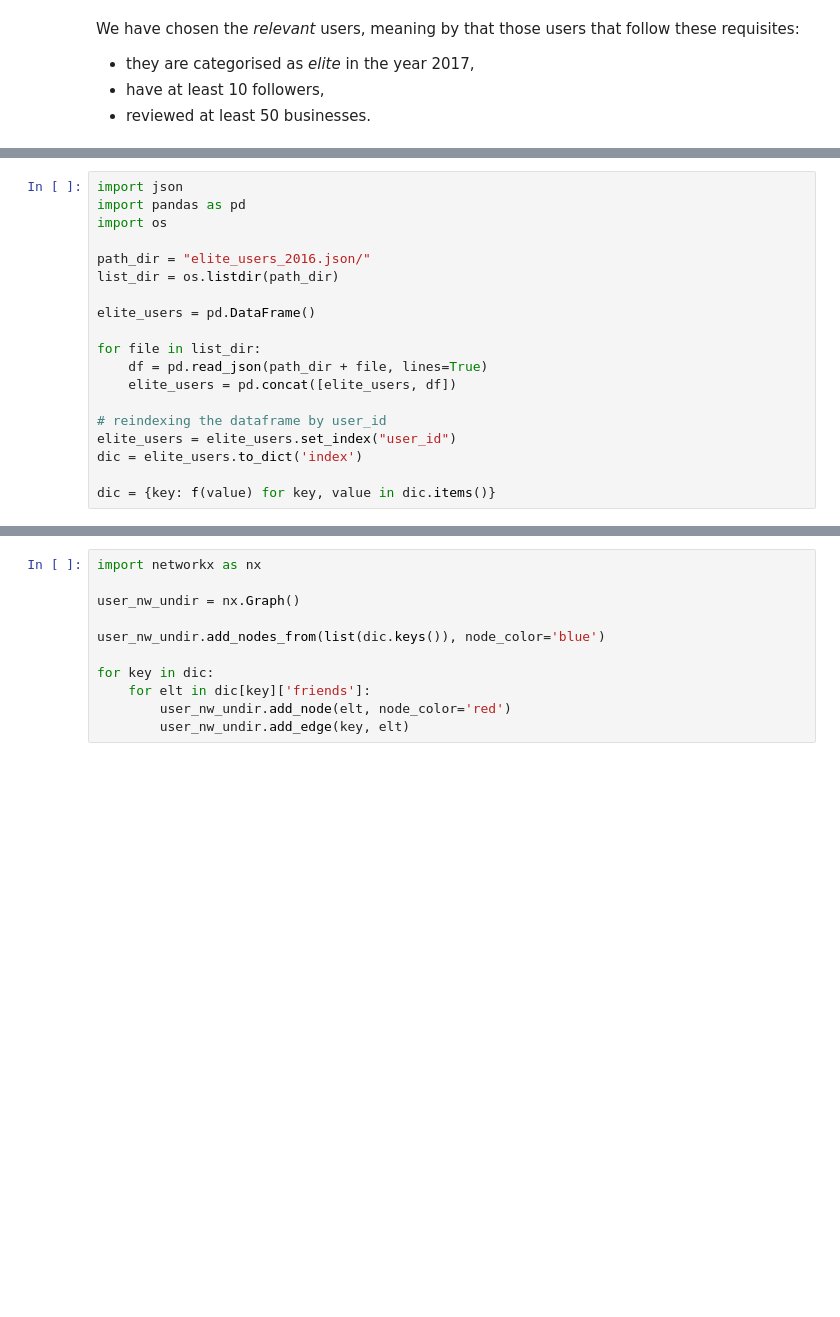
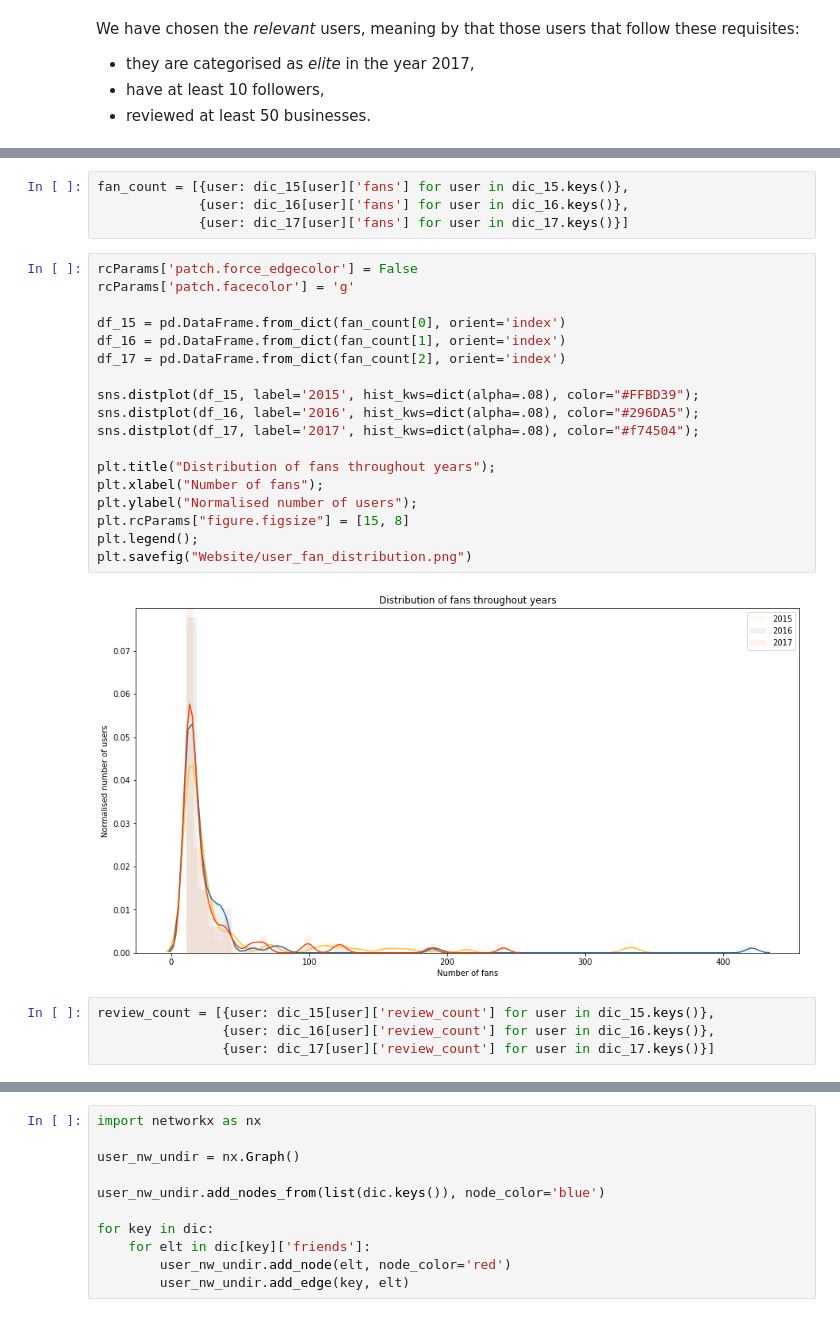
Before and after one commit to JulesBelveze/yelp-dataset-analysis, a Jupyter notebook: FinalProject.ipynb, the cells around one changed output, grey strips where cells are left out. Cells and saved outputs as stored; diff of their text form; blank space fills up the shorter version.

```diff
--- a/FinalProject.ipynb
+++ b/FinalProject.ipynb
@@ -625,21 +668,2 @@ def f(row):
     row['friends'] = row['friends'].split(",")
     return row
-# %%
-import json
-import pandas as pd
-import os
-
-path_dir = "elite_users_2016.json/"
-list_dir = os.listdir(path_dir)
-
-elite_users = pd.DataFrame()
-
-for file in list_dir:
-    df = pd.read_json(path_dir + file, lines=True)
-    elite_users = pd.concat([elite_users, df])
-
-# reindexing the dataframe by user_id
-elite_users = elite_users.set_index("user_id")
-dic = elite_users.to_dict('index')
-
-dic = {key: f(value) for key, value in dic.items()}
@@ -645,0 +741,28 @@ dic = {key: f(value) for key, value in dic.items()}
+# %%
+fan_count = [{user: dic_15[user]['fans'] for user in dic_15.keys()},
+             {user: dic_16[user]['fans'] for user in dic_16.keys()},
+             {user: dic_17[user]['fans'] for user in dic_17.keys()}]
+# %%
+rcParams['patch.force_edgecolor'] = False
+rcParams['patch.facecolor'] = 'g'
+
+df_15 = pd.DataFrame.from_dict(fan_count[0], orient='index')
+df_16 = pd.DataFrame.from_dict(fan_count[1], orient='index')
+df_17 = pd.DataFrame.from_dict(fan_count[2], orient='index')
+
+sns.distplot(df_15, label='2015', hist_kws=dict(alpha=.08), color="#FFBD39");
+sns.distplot(df_16, label='2016', hist_kws=dict(alpha=.08), color="#296DA5");
+sns.distplot(df_17, label='2017', hist_kws=dict(alpha=.08), color="#f74504");
+
+plt.title("Distribution of fans throughout years");
+plt.xlabel("Number of fans");
+plt.ylabel("Normalised number of users");
+plt.rcParams["figure.figsize"] = [15, 8]
+plt.legend();
+plt.savefig("Website/user_fan_distribution.png")
+# %% [output]
+[figure, added]
+# %%
+review_count = [{user: dic_15[user]['review_count'] for user in dic_15.keys()},
+                {user: dic_16[user]['review_count'] for user in dic_16.keys()},
+                {user: dic_17[user]['review_count'] for user in dic_17.keys()}]
```
Also changed, not shown: parts of 21 cells of this notebook, 5 other files.
